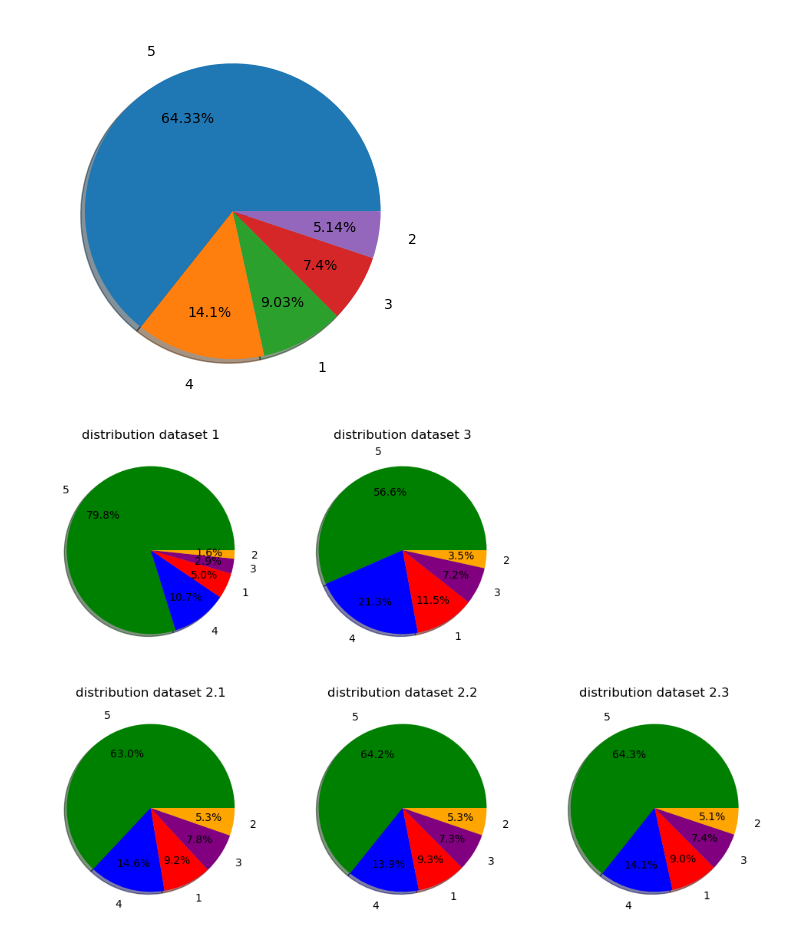
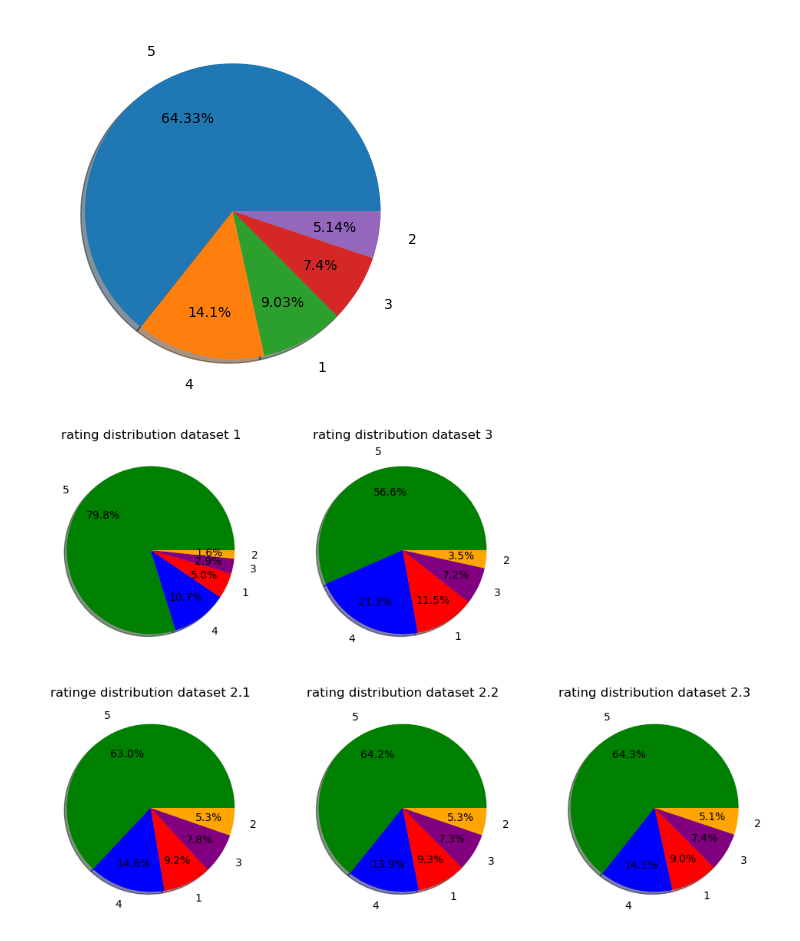
Before and after one commit to Nina1007/Supply_Chain_2024_DS, a Jupyter notebook: amazon_data_exploration_merge.ipynb, the cells around one changed output. Cells and saved outputs as stored; diff of their text form; code cells hidden in the pictures.

```diff
--- a/amazon_data_exploration_merge.ipynb
+++ b/amazon_data_exploration_merge.ipynb
@@ -29,7 +31,7 @@ plt.show
 <function matplotlib.pyplot.show(close=None, block=None)>
 [figure]
 # %%
-df3 = pd.read_csv(r"C:\Users\Admin\Documents\GitHub\Supply_Chain_2024_DS\data\Amazon_Reviews_3.csv")
+df3 = pd.read_csv(r"C:\Users\Admin\Documents\GitHub\Supply_Chain_2024_DS\data\Amazon_raw_data\Amazon_Reviews_3.csv", index_col = 0)
 # %%
 df3.head()
 # %% [output]
@@ -56,7 +59,7 @@ plt.show
 <function matplotlib.pyplot.show(close=None, block=None)>
 [figure]
 # %%
-df4 = pd.read_csv(r"C:\Users\Admin\Documents\GitHub\Supply_Chain_2024_DS\data\Amazon_Review_4.csv")
+df4 = pd.read_csv(r"C:\Users\Admin\Documents\GitHub\Supply_Chain_2024_DS\data\Amazon_raw_data\Amazon_Review_4.csv", index_col = 0)
 # %%
 df4.head()
 # %% [output]
@@ -83,7 +86,7 @@ plt.show
 <function matplotlib.pyplot.show(close=None, block=None)>
 [figure]
 # %%
-df5 = pd.read_csv(r"C:\Users\Admin\Documents\GitHub\Supply_Chain_2024_DS\data\Amazon_Review_5.csv")
+df5 = pd.read_csv(r"C:\Users\Admin\Documents\GitHub\Supply_Chain_2024_DS\data\Amazon_raw_data\Amazon_Review_5.csv")
 # %%
 df5.value_counts("Score")
 # %% [output]
@@ -101,7 +104,7 @@ plt.show
 <function matplotlib.pyplot.show(close=None, block=None)>
 [figure]
 # %%
-df6 = pd.read_csv(r"C:\Users\Admin\Documents\GitHub\Supply_Chain_2024_DS\data\Amazon_Review_6.csv")
+df6 = pd.read_csv(r"C:\Users\Admin\Documents\GitHub\Supply_Chain_2024_DS\data\\Amazon_raw_data\Amazon_Review_6.csv")
 # %%
 df6.value_counts("Score")
 # %% [output]
@@ -119,25 +122,26 @@ plt.show
 <function matplotlib.pyplot.show(close=None, block=None)>
 [figure]
 # %%
+#creation of 1 figure
 plt.figure(figsize = (12,8))
 plt.xticks(())
 plt.yticks(())
 plt.axis("off")
 plt.subplot(2,3,1)
 plt.pie(x=df1.value_counts("overall"), labels = ["5", "4", "1", "3", "2"], colors = ["green", "blue", "red", "purple", "orange"], autopct = lambda x: str(round(x,1))+ "%", pctdistance = 0.7, labeldistance = 1.2, shadow = True);
-plt.title("distribution dataset 1")
+plt.title("rating distribution dataset 1")
 plt.subplot(2,3,2)
 plt.pie(x=df3.value_counts("Rating"), labels = ["5", "4", "1", "3", "2"], colors = ["green", "blue", "red", "purple", "orange"], autopct = lambda x: str(round(x,1))+ "%", pctdistance = 0.7, labeldistance = 1.2, shadow = True);
-plt.title("distribution dataset 3")
+plt.title("rating distribution dataset 3")
 plt.subplot(2,3,4)
-plt.title("distribution dataset 2.1")
+plt.title("ratinge distribution dataset 2.1")
 plt.pie(x=df4.value_counts("Score"), labels = ["5", "4", "1", "3", "2"], colors = ["green", "blue", "red", "purple", "orange"], autopct = lambda x: str(round(x,1))+ "%", pctdistance = 0.7, labeldistance = 1.2, shadow = True);
 plt.subplot(2,3,5)
 plt.pie(x=df5.value_counts("Score"), labels = ["5", "4", "1", "3", "2"], colors = ["green", "blue", "red", "purple", "orange"], autopct = lambda x: str(round(x,1))+ "%", pctdistance = 0.7, labeldistance = 1.2, shadow = True);
-plt.title("distribution dataset 2.2")
+plt.title("rating distribution dataset 2.2")
 plt.subplot(2,3,6)
 plt.pie(x=df6.value_counts("Score"), labels = ["5", "4", "1", "3", "2"], colors = ["green", "blue", "red", "purple", "orange"], autopct = lambda x: str(round(x,1))+ "%", pctdistance = 0.7, labeldistance = 1.2, shadow = True);
-plt.title("distribution dataset 2.3")
+plt.title("rating distribution dataset 2.3")
 plt.show()
 # %% [output]
-[figure, old version]
+[figure, new version]
```
Also changed, not shown: parts of 26 cells of this notebook, 12 other files.
